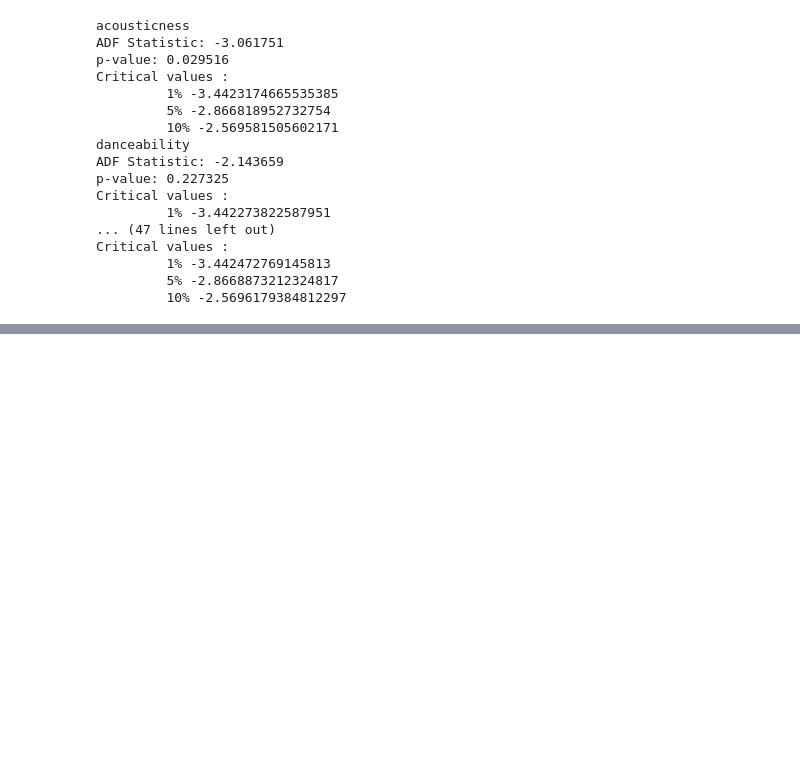
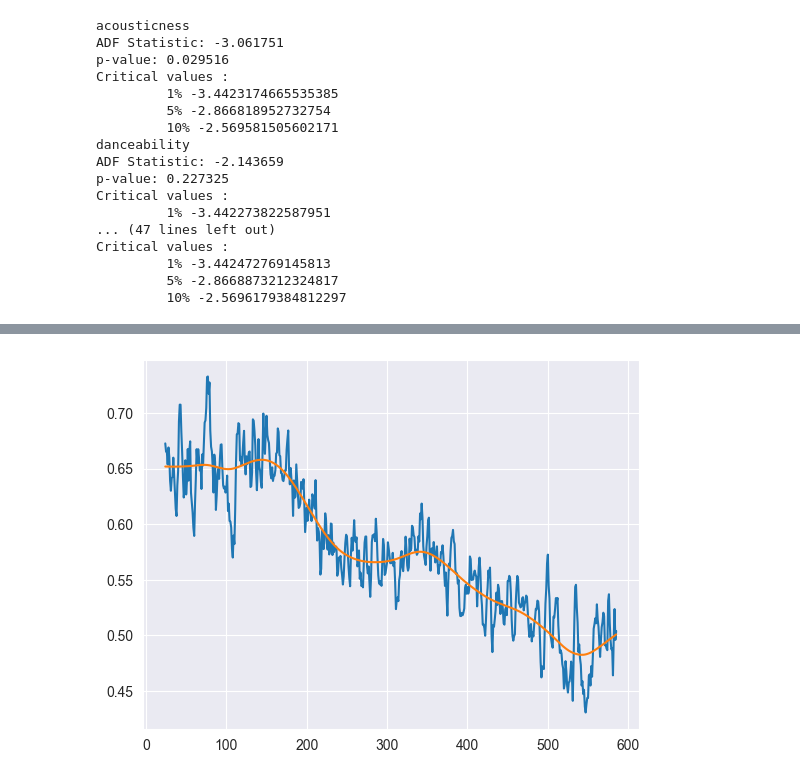
Before and after one commit to kohtaasa/music-and-economy, a Jupyter notebook: trend_analysis.ipynb, the cells around one changed output, grey strips where cells are left out. Cells and saved outputs as stored; diff of their text form; code cells hidden in the pictures; blank space fills up the shorter version.

```diff
--- a/trend_analysis.ipynb
+++ b/trend_analysis.ipynb
@@ -158,0 +134,6 @@ Name: valence, Length: 550, dtype: float64
+# %%
+cycle, trend = sm.tsa.filters.hpfilter(monthly_df.valence, 129600)
+valence_decomp  = monthly_df[['valence']]
+valence_decomp['cycle'] = cycle
+valence_decomp['trend'] = trend
+valence_decomp
@@ -158,0 +164,5 @@ Name: valence, Length: 550, dtype: float64
+# %%
+plt.plot(valence_decomp[['valence', 'trend']])
+plt.show()
+# %% [output]
+[figure, added]
```
Also changed, not shown: parts of 27 cells of this notebook, 2 other files.
